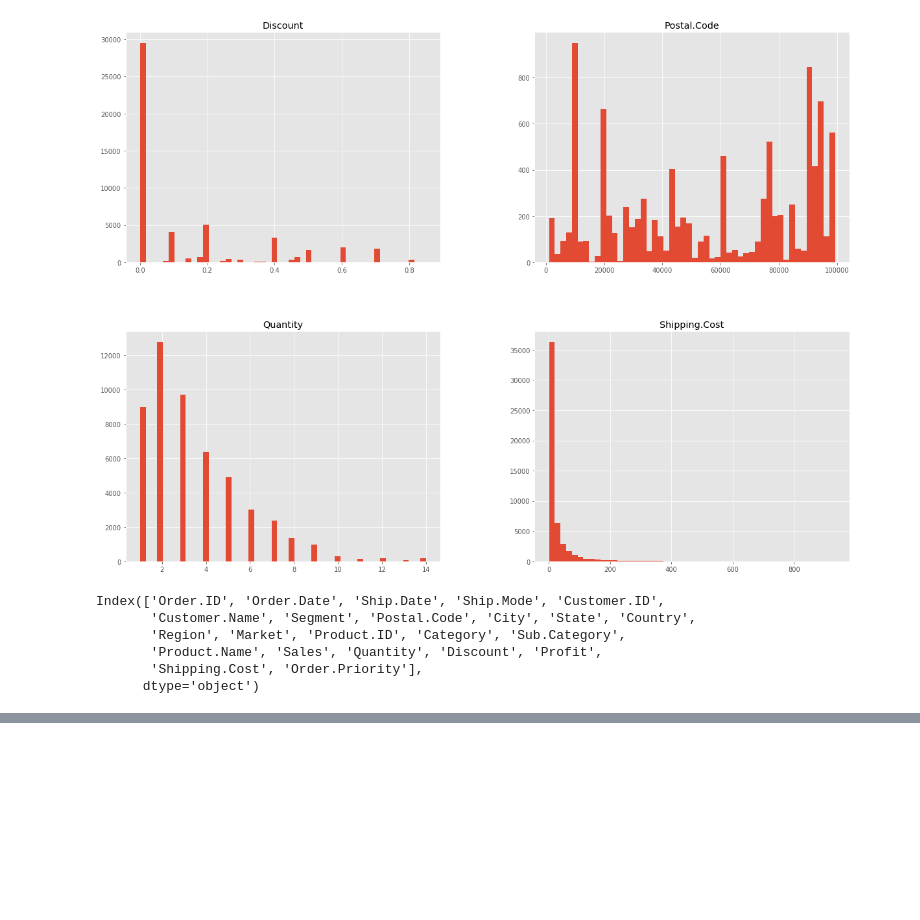
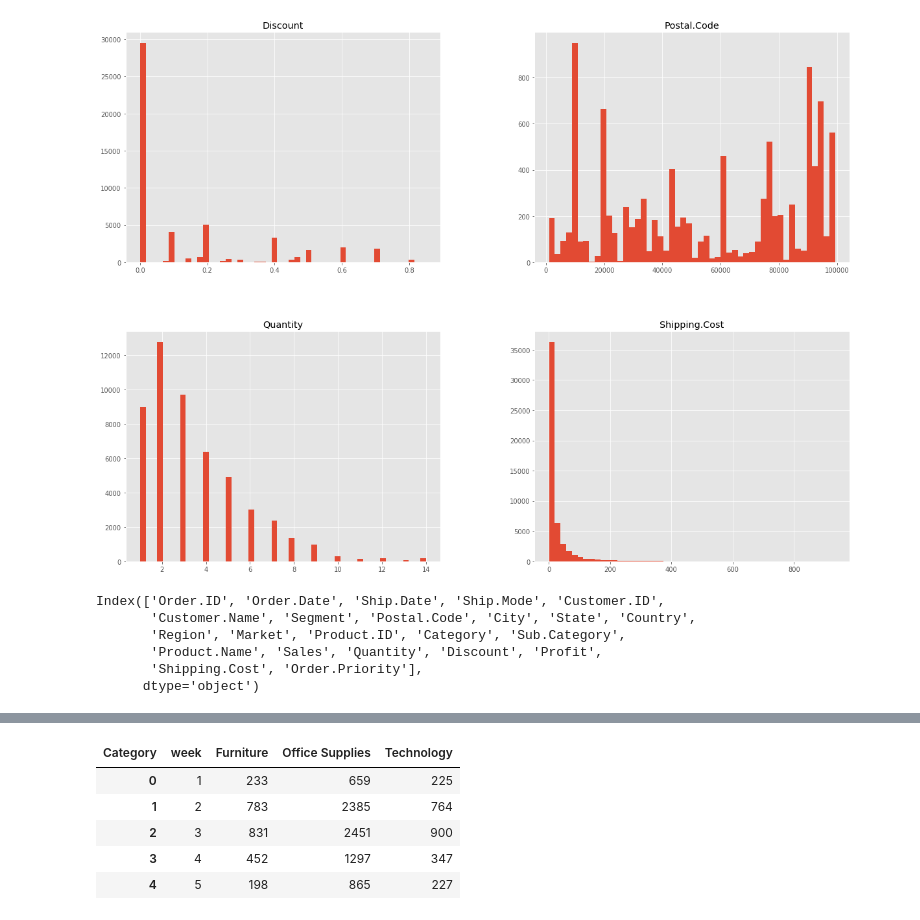
Before and after one commit to rvallejov/ML_Lab, a Jupyter notebook: first_script.ipynb, the cells around one changed output, grey strips where cells are left out. Saved outputs shown, nothing was run; the diff lists cells and outputs as text; code cells hidden in the pictures; blank space fills up the shorter version.

```diff
--- a/first_script.ipynb
+++ b/first_script.ipynb
@@ -36,0 +85,11 @@ orders['Profit'] = orders['Profit'].replace('[\$,]', '', regex=True).astype(floa
+# %%
+# New DataFrame: Weekly Sales by Category
+orders_wk_cat = orders_week.pivot_table(values='Quantity', columns='Category', index='week').reset_index(drop=False)
+orders_wk_cat.head()
+# %% [output]
+| Category | week | Furniture | Office Supplies | Technology |
+| 0 | 1 | 233 | 659 | 225 |
+| 1 | 2 | 783 | 2385 | 764 |
+| 2 | 3 | 831 | 2451 | 900 |
+| 3 | 4 | 452 | 1297 | 347 |
+| 4 | 5 | 198 | 865 | 227 |
```
Also changed, not shown: parts of 7 cells of this notebook.
